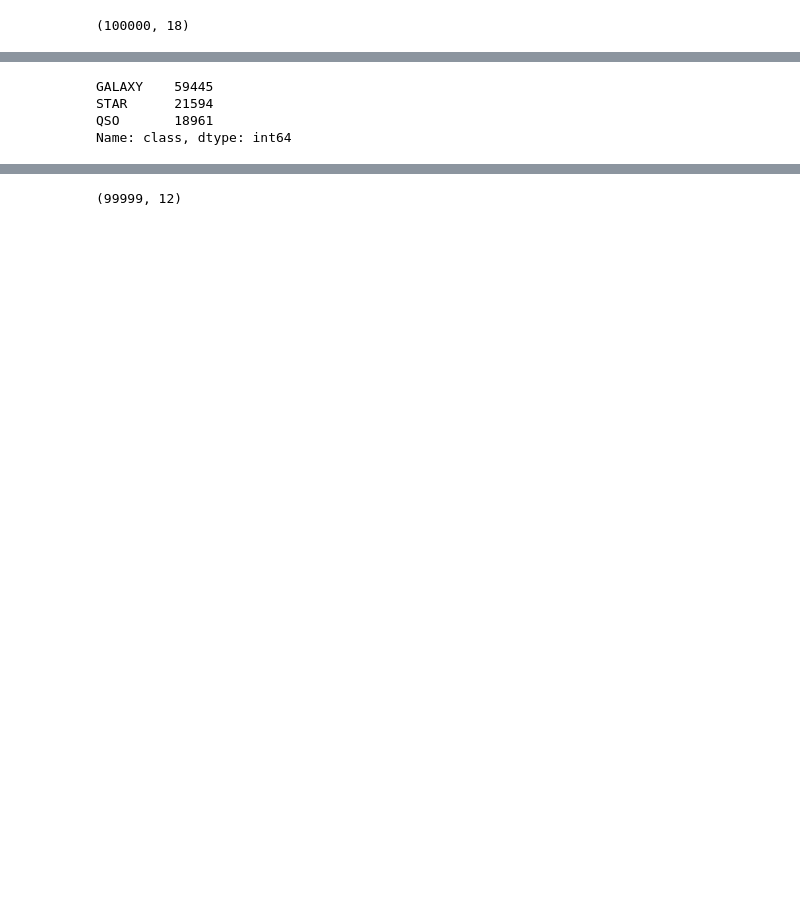
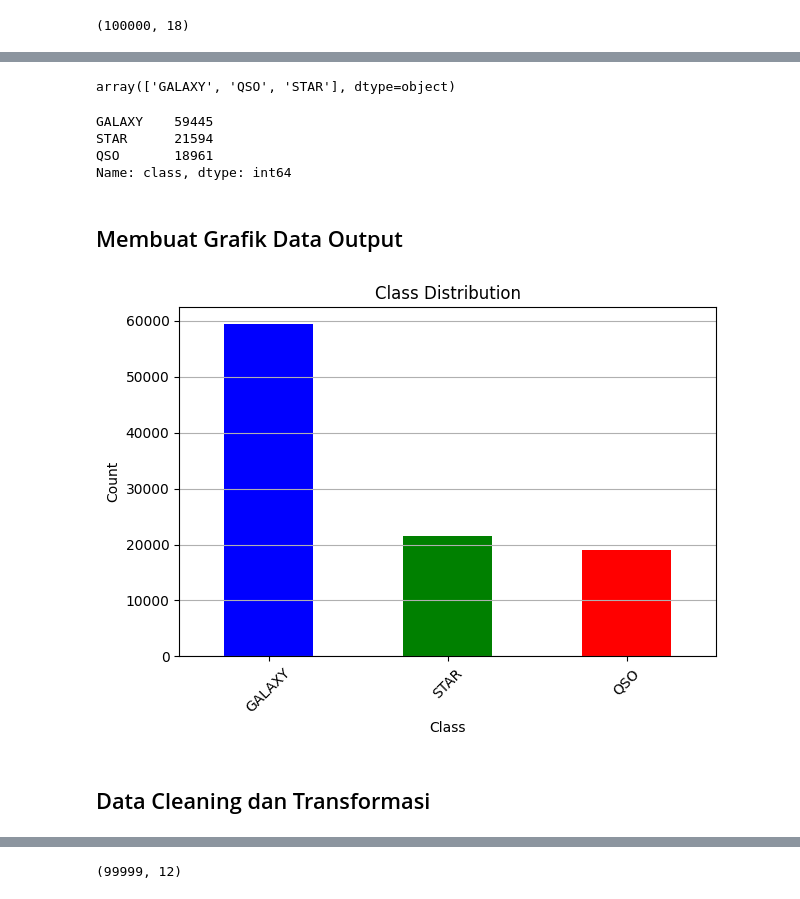
Before and after one commit to hendrialvt/ProyekAI, a Jupyter notebook: Proyek.ipynb, the cells around one changed output, grey strips where cells are left out. Cells and saved outputs as stored; diff of their text form; code cells hidden in the pictures; blank space fills up the shorter version.

```diff
--- a/Proyek.ipynb
+++ b/Proyek.ipynb
@@ -67,3 +68,9 @@ array(['GALAXY', 'QSO', 'STAR'], dtype=object)
+# %%
+# Melihat Hasil Output
+
+df['class'].unique()
+# %% [output]
+array(['GALAXY', 'QSO', 'STAR'], dtype=object)
 # %%
 df['class'].value_counts()
 # %% [output]
@@ -71,4 +78,33 @@ GALAXY    59445
 STAR      21594
 QSO       18961
 Name: class, dtype: int64
+# %% [markdown]
+## Membuat Grafik Data Output
+# %%
+import matplotlib.pyplot as plt
+
+# Get the value counts from the 'class' column
+class_counts = df['class'].value_counts()
+
+# Define colors for each class
+colors = ['blue', 'green', 'red']
+
+# Plotting
+fig, ax = plt.subplots()
+class_counts.plot(kind='bar', ax=ax, color=colors)
+
+# Customize the plot
+ax.set_xlabel('Class')
+ax.set_ylabel('Count')
+ax.set_title('Class Distribution')
+ax.grid(True, axis='y')  # Add grid lines for clarity
+
+# Rotate x-axis labels if needed
+plt.xticks(rotation=45)
+
+# Display the plot
+plt.tight_layout()
+plt.show()
+# %% [output]
+[figure, added]
 # %%
@@ -75,3 +113,5 @@ Name: class, dtype: int64
 #profile = ProfileReport(df,title="Star Profile Report")
 #profile
+# %% [markdown]
+## Data Cleaning dan Transformasi
 # %%
```
Also changed, not shown: parts of 36 cells of this notebook, 1 other file.
